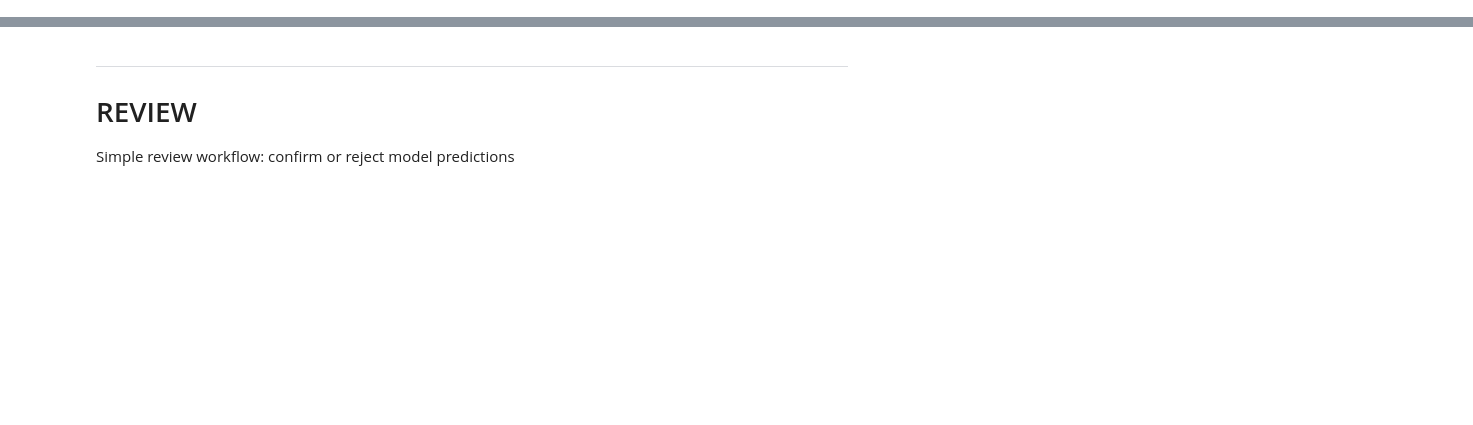
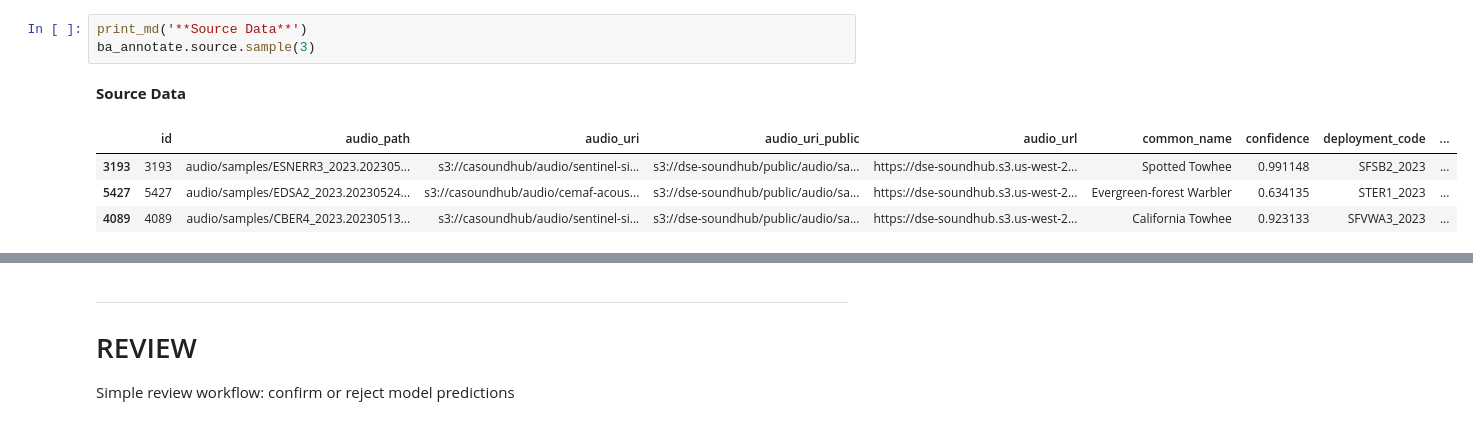
Before and after one commit to SchmidtDSE/jupyter_bioacoustic_demo, a Jupyter notebook: simple-example.ipynb, the cells around one changed output, grey strips where cells are left out. Cells and saved outputs as stored; diff of their text form; blank space fills up the shorter version.

```diff
--- a/simple-example.ipynb
+++ b/simple-example.ipynb
@@ -25,0 +23,9 @@ ba_annotate.output()
+# %%
+print_md('**Source Data**')
+ba_annotate.source.sample(3)
+# %% [output]
+**Source Data**
+|  | id | audio_path | audio_uri | audio_uri_public | audio_url | common_name | confidence | deployment_code | ... |
+| 3193 | 3193 | audio/samples/ESNERR3_2023.202305... | s3://casoundhub/audio/sentinel-si... | s3://dse-soundhub/public/audio/sa... | https://dse-soundhub.s3.us-west-2... | Spotted Towhee | 0.991148 | SFSB2_2023 | ... |
+| 5427 | 5427 | audio/samples/EDSA2_2023.20230524... | s3://casoundhub/audio/cemaf-acous... | s3://dse-soundhub/public/audio/sa... | https://dse-soundhub.s3.us-west-2... | Evergreen-forest Warbler | 0.634135 | STER1_2023 | ... |
+| 4089 | 4089 | audio/samples/CBER4_2023.20230513... | s3://casoundhub/audio/sentinel-si... | s3://dse-soundhub/public/audio/sa... | https://dse-soundhub.s3.us-west-2... | California Towhee | 0.923133 | SFVWA3_2023 | ... |
```
Also changed, not shown: parts of 10 cells of this notebook, 14 other files.
